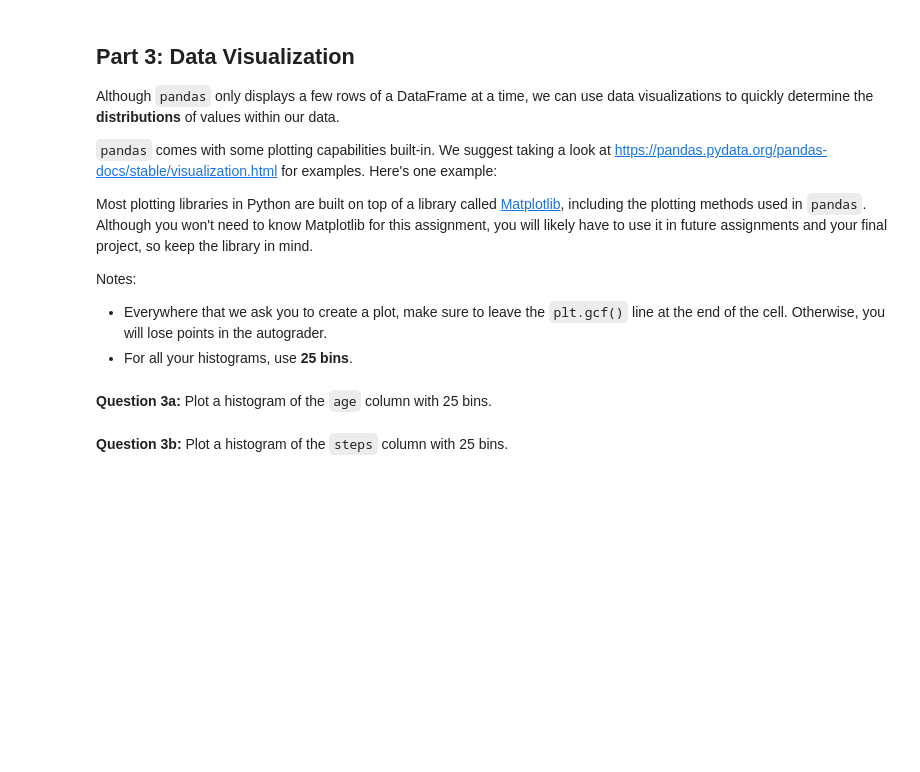
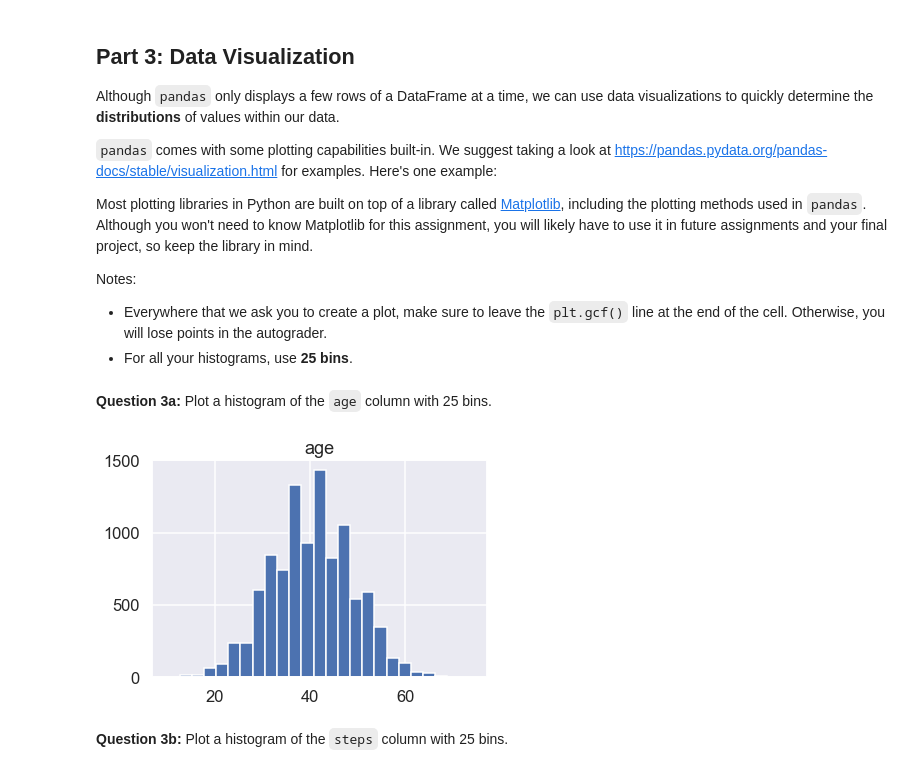
Before and after one commit to johnny-tran/Assignments, a Jupyter notebook: A2/T2783.ipynb, the cells around one changed output. Saved outputs shown, nothing was run; the diff lists cells and outputs as text; code cells hidden in the pictures; blank space fills up the shorter version.

```diff
--- a/A2/T2783.ipynb
+++ b/A2/T2783.ipynb
@@ -81,4 +80,4 @@ assert df_income.shape == (13332, 4)
 # %% [markdown]
 **Question 1c:** Drop the `first_name` and `last_name` columns from the `df_income` DataFrame. The resulting DataFrame should only have two columns.
 # %%
-df_income.drop(['first_name', 'last_name'], axis=1)
+df_income = df_income.drop(['first_name', 'last_name'], axis=1)
@@ -177,9 +166,7 @@ assert(n_nan)
 **Question 2b:** Remove all rows from `df` that have missing values.
 # %%
 # Remove all rows from df that have missing data. In other words, remove all rows with NaN values.
-
-# YOUR CODE HERE
-raise NotImplementedError()
+df = df.dropna()
 # %%
 # Tests for 2b
 
@@ -240,3 +220,9 @@ f1 = plt.gcf()
+# %%
+df.hist(column='age', bins=25)
+
+f1 = plt.gcf()
+# %% [output]
+[figure, added]
 # %%
 # Tests for 3a
 
```
Also changed, not shown: parts of 53 cells of this notebook.
